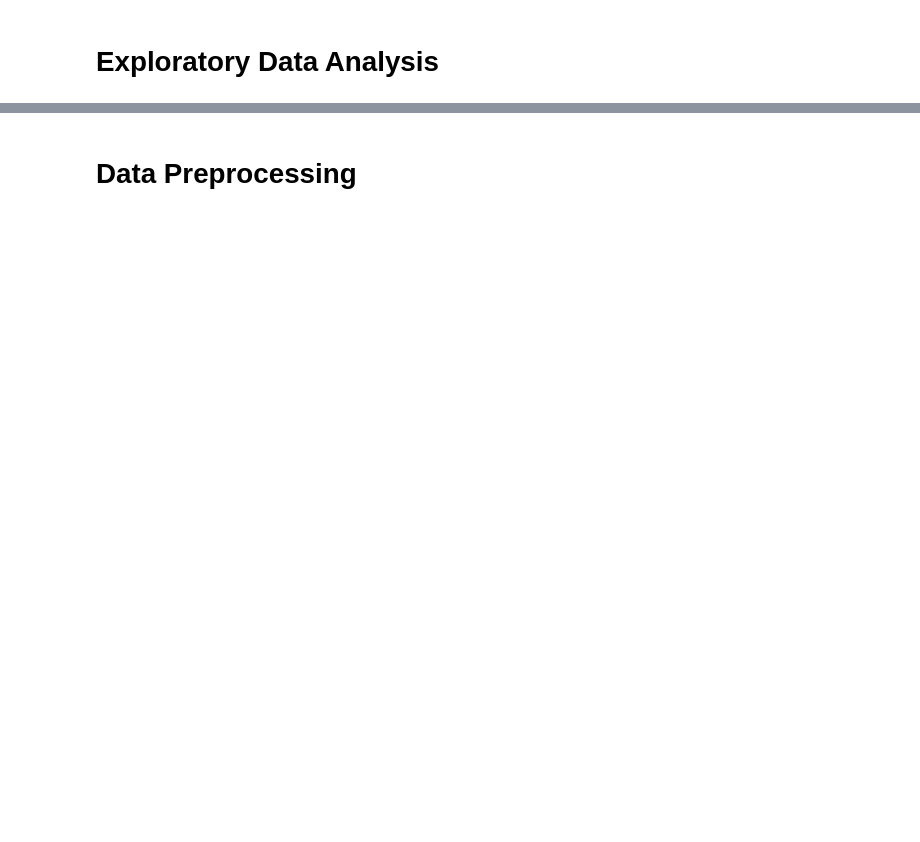
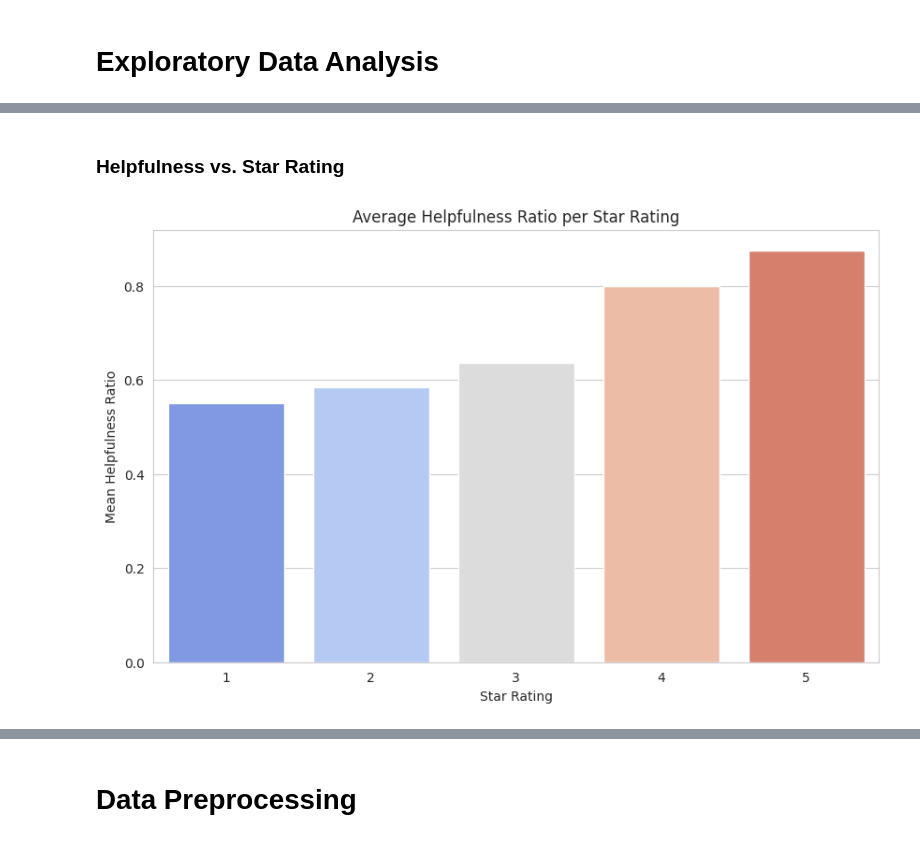
Before and after one commit to AdityaT-psyduck/Review-Sentiment-Analysis, a Jupyter notebook: sentiment-analysis-pro.ipynb, the cells around one changed output, grey strips where cells are left out. Drawn from its saved outputs; the diff is of its cells as text; code cells hidden in the pictures; blank space fills up the shorter version.

```diff
--- a/sentiment-analysis-pro.ipynb
+++ b/sentiment-analysis-pro.ipynb
@@ -100,0 +131,18 @@ plt.show()
+# %% [markdown]
+### Helpfulness vs. Star Rating
+# %%
+# Calculate the helpfulness ratio, avoiding division by zero
+df_eda_helpful = df[df['HelpfulnessDenominator'] > 0].copy()
+df_eda_helpful['HelpfulnessRatio'] = df_eda_helpful['HelpfulnessNumerator'] / df_eda_helpful['HelpfulnessDenominator']
+
+# Group by score and calculate the average helpfulness
+helpfulness_by_score = df_eda_helpful.groupby('Score')['HelpfulnessRatio'].mean().reset_index()
+
+plt.figure(figsize=(10, 6))
+sns.barplot(x='Score', y='HelpfulnessRatio', data=helpfulness_by_score, palette='coolwarm')
+plt.title('Average Helpfulness Ratio per Star Rating')
+plt.ylabel('Mean Helpfulness Ratio')
+plt.xlabel('Star Rating')
+plt.show()
+# %% [output]
+[figure, added]
```
Also changed, not shown: parts of 83 cells of this notebook.
